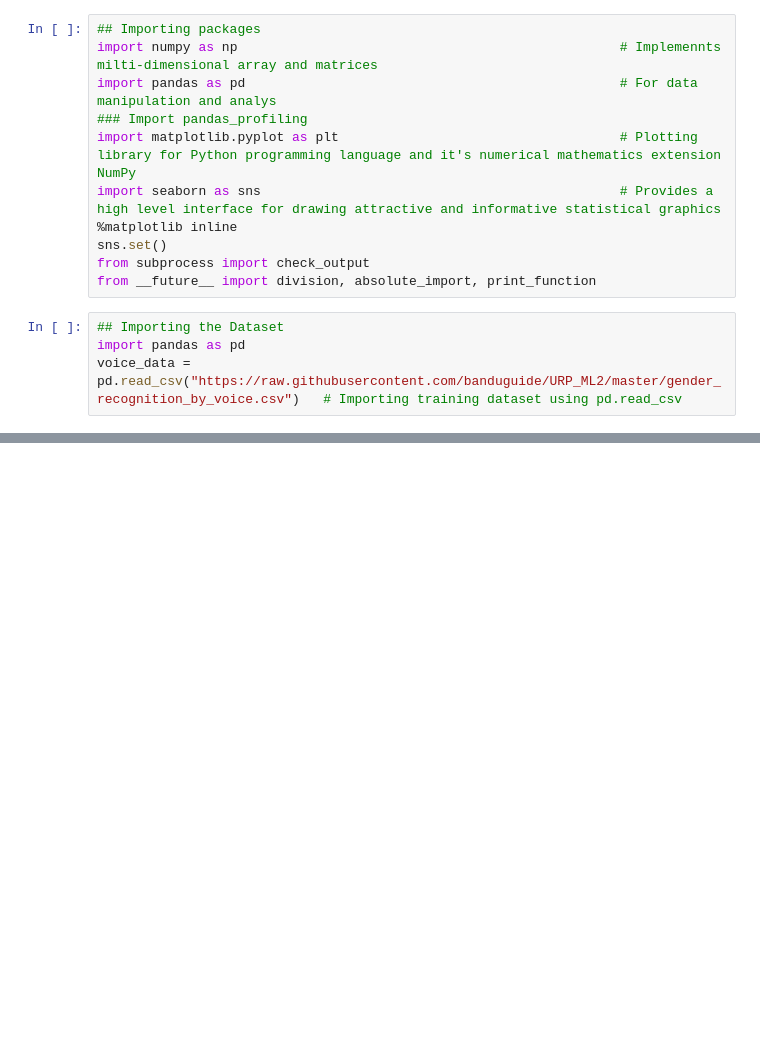
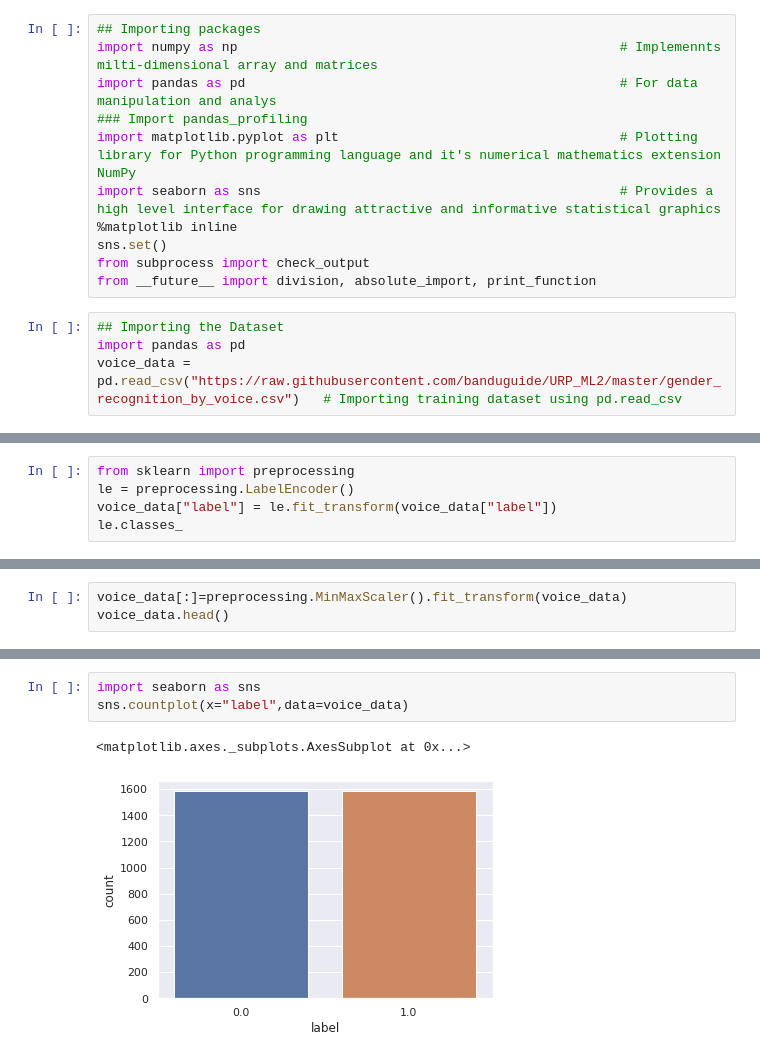
Before and after one commit to URP-DataScience/URP_ML2, a Jupyter notebook: ML2_Voice_Data.ipynb, the cells around one changed output, grey strips where cells are left out. Saved outputs shown, nothing was run; the diff lists cells and outputs as text; blank space fills up the shorter version.

```diff
--- a/ML2_Voice_Data.ipynb
+++ b/ML2_Voice_Data.ipynb
@@ -38,0 +163,5 @@ voice_data.describe()
+# %%
+from sklearn import preprocessing
+le = preprocessing.LabelEncoder()
+voice_data["label"] = le.fit_transform(voice_data["label"])
+le.classes_
@@ -38,0 +170,3 @@ voice_data.describe()
+# %%
+voice_data[:]=preprocessing.MinMaxScaler().fit_transform(voice_data)
+voice_data.head()
@@ -38,0 +215,6 @@ voice_data.describe()
+# %%
+import seaborn as sns
+sns.countplot(x="label",data=voice_data)
+# %% [output]
+<matplotlib.axes._subplots.AxesSubplot at 0x...>
+[figure, added]
```
Also changed, not shown: parts of 93 cells of this notebook.
